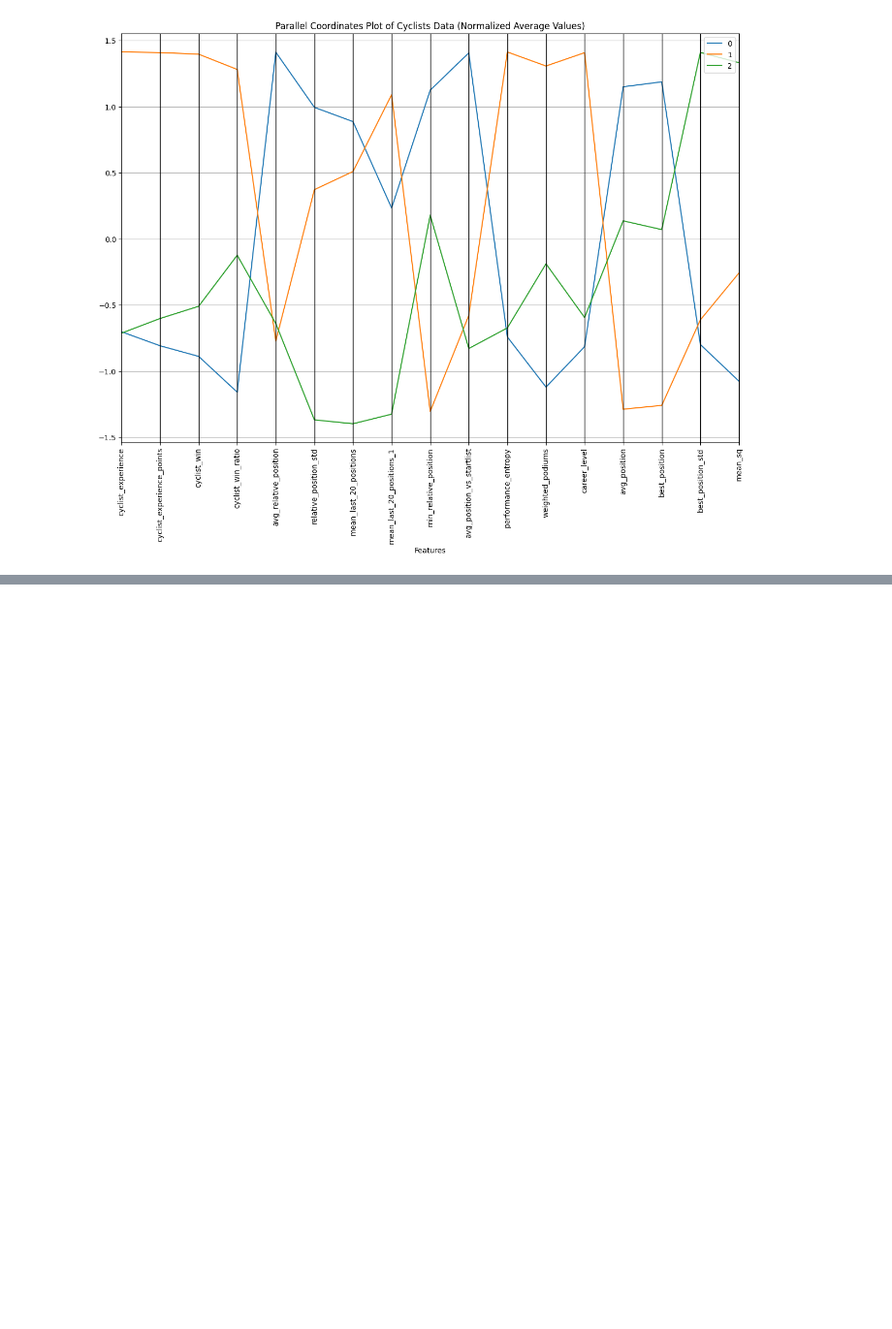
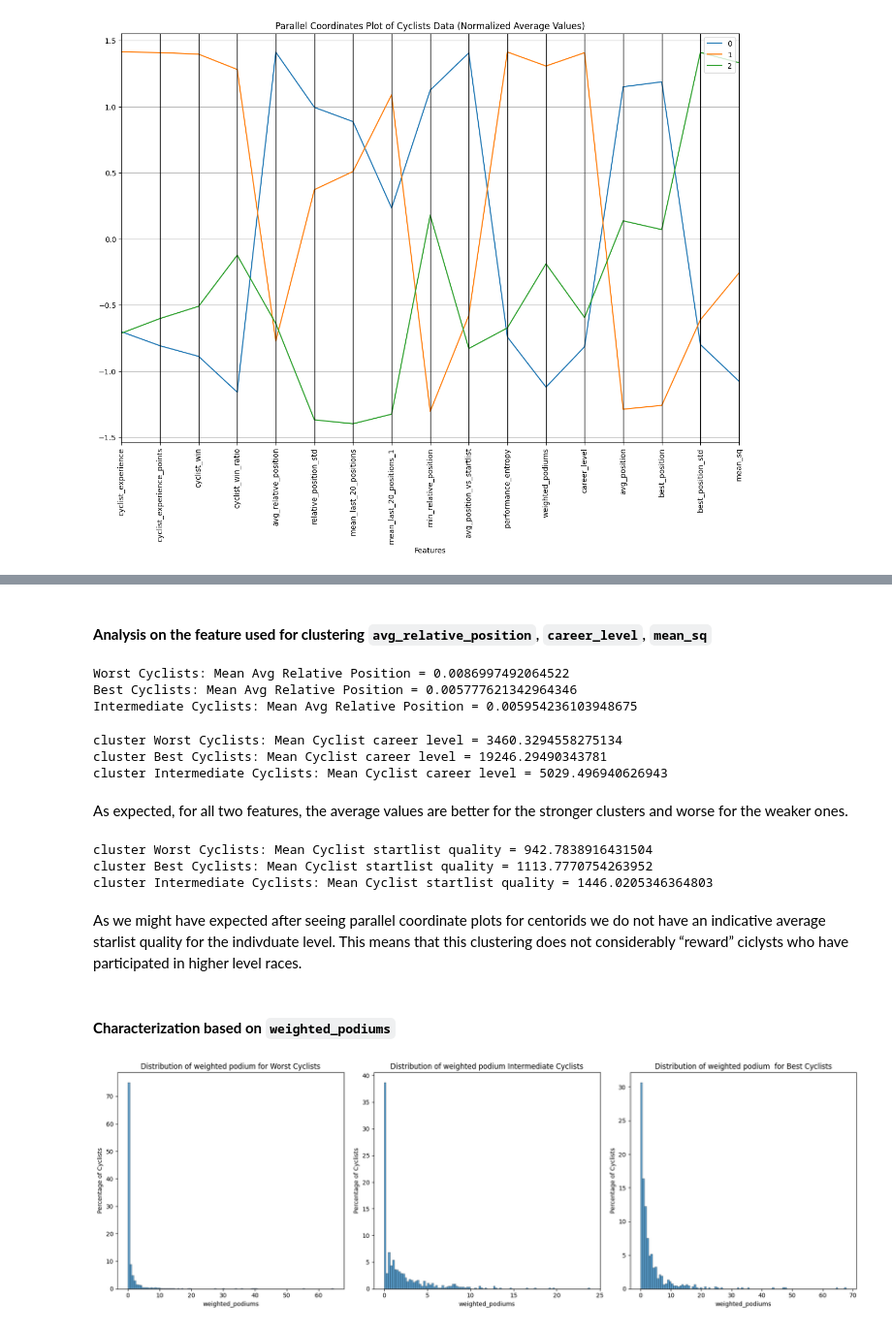
Before and after one commit to effepielle/dm_project24_group_0, a Jupyter notebook: TASK_3/xmeans.ipynb, the cells around one changed output, grey strips where cells are left out. Shown at 97% size. Saved outputs shown, nothing was run; the diff lists cells and outputs as text; code cells hidden in the pictures; blank space fills up the shorter version.

````diff
--- a/TASK_3/xmeans.ipynb
+++ b/TASK_3/xmeans.ipynb
@@ -186,0 +311,76 @@ plt.show()
+# %%
+# filter the dataframe for each cluster value
+best_cyclists_df = cyclists_df[cyclists_df['cluster'] == 1]
+intermediate_cyclists_df = cyclists_df[cyclists_df['cluster'] == 2]
+worst_cyclists_df = cyclists_df[cyclists_df['cluster'] == 0]
+# %% [markdown]
+#### **Analysis on the feature used for clustering** ```avg_relative_position```, ```career_level```, ```mean_sq```
+# %%
+# --- AVG RELATIVE POSITION ---
+
+mean_avg_relative_position_per_cluster = cyclists_df.groupby('cluster')['avg_relative_position'].mean()
+
+# Print the mean avg_relative_position for each cluster with custom labels
+for cluster, mean_avg_relative_position in mean_avg_relative_position_per_cluster.items():
+    print(f'{cluster_labels[cluster]}: Mean Avg Relative Position = {mean_avg_relative_position}')
+# %% [output]
+Worst Cyclists: Mean Avg Relative Position = 0.0086997492064522
+Best Cyclists: Mean Avg Relative Position = 0.005777621342964346
+Intermediate Cyclists: Mean Avg Relative Position = 0.005954236103948675
+# %%
+# --- CAREER LEVEL ---
+
+mean_wins_per_cluster = cyclists_df.groupby('cluster')['career_level'].mean()
+# Print the mean number of cyclist wins for each cluster with custom labels
+for cluster, mean_wins in mean_wins_per_cluster.items():
+    print(f'cluster {cluster_labels[cluster]}: Mean Cyclist career level = {mean_wins}')
+# %% [output]
+cluster Worst Cyclists: Mean Cyclist career level = 3460.3294558275134
+cluster Best Cyclists: Mean Cyclist career level = 19246.29490343781
+cluster Intermediate Cyclists: Mean Cyclist career level = 5029.496940626943
+# %% [markdown]
+As expected, for all two features, the average values are better for the stronger clusters and worse for the weaker ones.
+# %%
+# --- MEAN SQ ---
+
+mean_wins_per_cluster = cyclists_df.groupby('cluster')['mean_sq'].mean()
+# Print the mean number of cyclist wins for each cluster with custom labels
+for cluster, mean_wins in mean_wins_per_cluster.items():
+    print(f'cluster {cluster_labels[cluster]}: Mean Cyclist startlist quality = {mean_wins}')
+# %% [output]
+cluster Worst Cyclists: Mean Cyclist startlist quality = 942.7838916431504
+cluster Best Cyclists: Mean Cyclist startlist quality = 1113.7770754263952
+cluster Intermediate Cyclists: Mean Cyclist startlist quality = 1446.0205346364803
+# %% [markdown]
+As we might have expected after seeing parallel coordinate plots for centorids we do not have an indicative average starlist quality for the indivduate level. This means that this clustering does not considerably “reward” ciclysts who have participated in higher level races.
+# %% [markdown]
+#### **Characterization based on** ```weighted_podiums```
+# %%
+# Plot the distribution of stages won for all clusters
+plt.figure(figsize=(18, 6))
+
+# Plot for worst cyclists
+plt.subplot(1, 3, 1)
+sns.histplot(worst_cyclists_df['weighted_podiums'], bins=100, stat='percent')
+plt.title('Distribution of weighted podium for Worst Cyclists')
+plt.xlabel('weighted_podiums')
+plt.ylabel('Percentage of Cyclists')
+
+# Plot for intermediate cyclists
+plt.subplot(1, 3, 2)
+sns.histplot(intermediate_cyclists_df['weighted_podiums'], bins=100, stat='percent')
+plt.title('Distribution of weighted podium Intermediate Cyclists')
+plt.xlabel('weighted_podiums')
+plt.ylabel('Percentage of Cyclists')
+
+# Plot for best cyclists
+plt.subplot(1, 3, 3)
+sns.histplot(best_cyclists_df['weighted_podiums'], bins=100, stat='percent')
+plt.title('Distribution of weighted podium  for Best Cyclists')
+plt.xlabel('weighted_podiums')
+plt.ylabel('Percentage of Cyclists')
+
+plt.tight_layout()
+plt.show()
+# %% [output]
+[figure, added]
````
Also changed, not shown: parts of 29 cells of this notebook.
